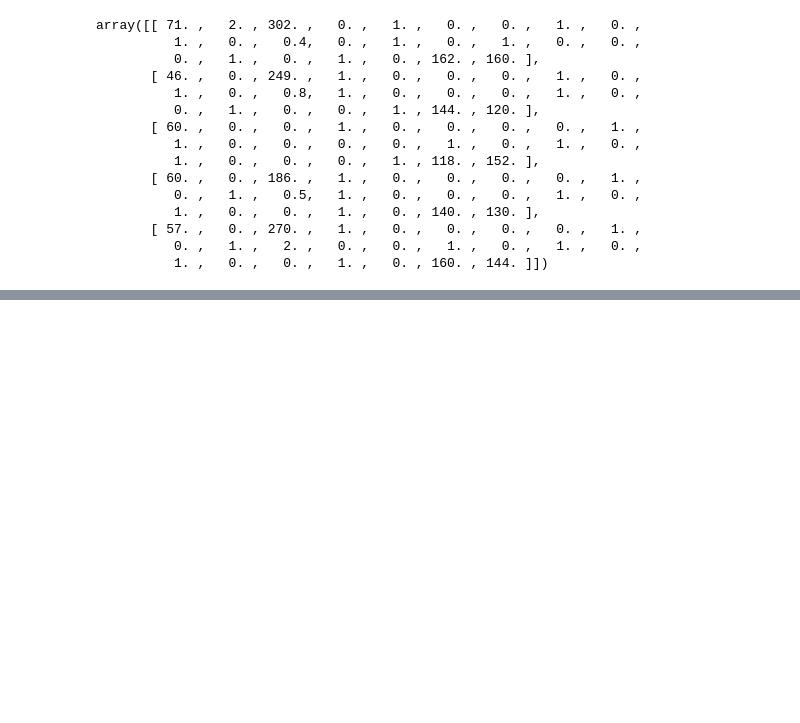
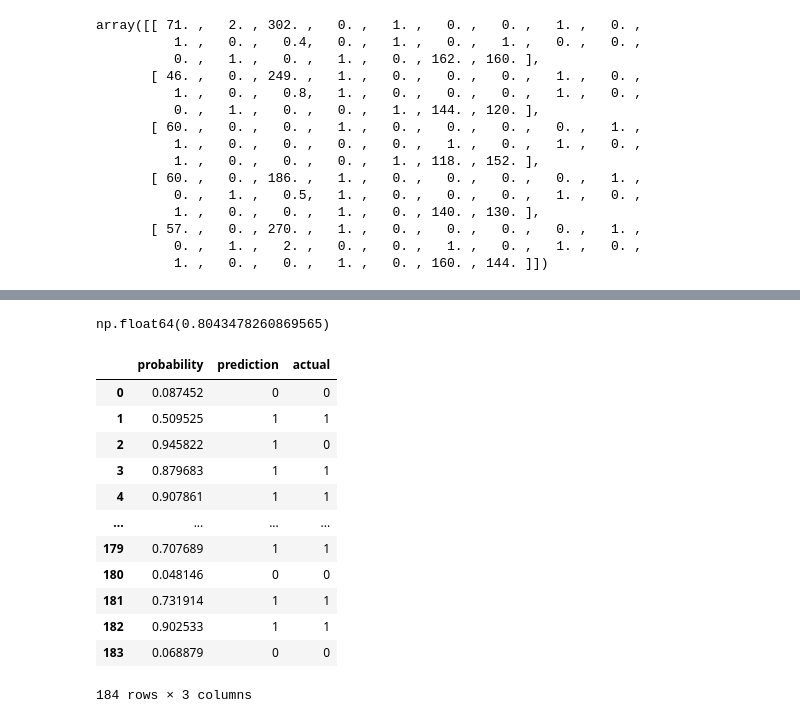
Before and after one commit to skykmar02/Heart-Disease-Prediction, a Jupyter notebook: Notebook_P1.ipynb, the cells around one changed output, grey strips where cells are left out. Cells and saved outputs as stored; diff of their text form; code cells hidden in the pictures; blank space fills up the shorter version.

```diff
--- a/Notebook_P1.ipynb
+++ b/Notebook_P1.ipynb
@@ -180,0 +229,28 @@ array([[ 71. ,   2. , 302. ,   0. ,   1. ,   0. ,   0. ,   1. ,   0. ,
+# %%
+(y_val == target_decision).mean()
+# %% [output]
+np.float64(0.8043478260869565)
+# %%
+df_pred = pd.DataFrame()
+# %%
+df_pred['probability'] = y_pred
+# %%
+df_pred['prediction'] = target_decision.astype(int)
+# %%
+df_pred['actual'] = y_val
+# %%
+df_pred
+# %% [output]
+|  | probability | prediction | actual |
+| 0 | 0.087452 | 0 | 0 |
+| 1 | 0.509525 | 1 | 1 |
+| 2 | 0.945822 | 1 | 0 |
+| 3 | 0.879683 | 1 | 1 |
+| 4 | 0.907861 | 1 | 1 |
+| ... | ... | ... | ... |
+| 179 | 0.707689 | 1 | 1 |
+| 180 | 0.048146 | 0 | 0 |
+| 181 | 0.731914 | 1 | 1 |
+| 182 | 0.902533 | 1 | 1 |
+| 183 | 0.068879 | 0 | 0 |
+184 rows × 3 columns
```
Also changed, not shown: parts of 11 cells of this notebook.
